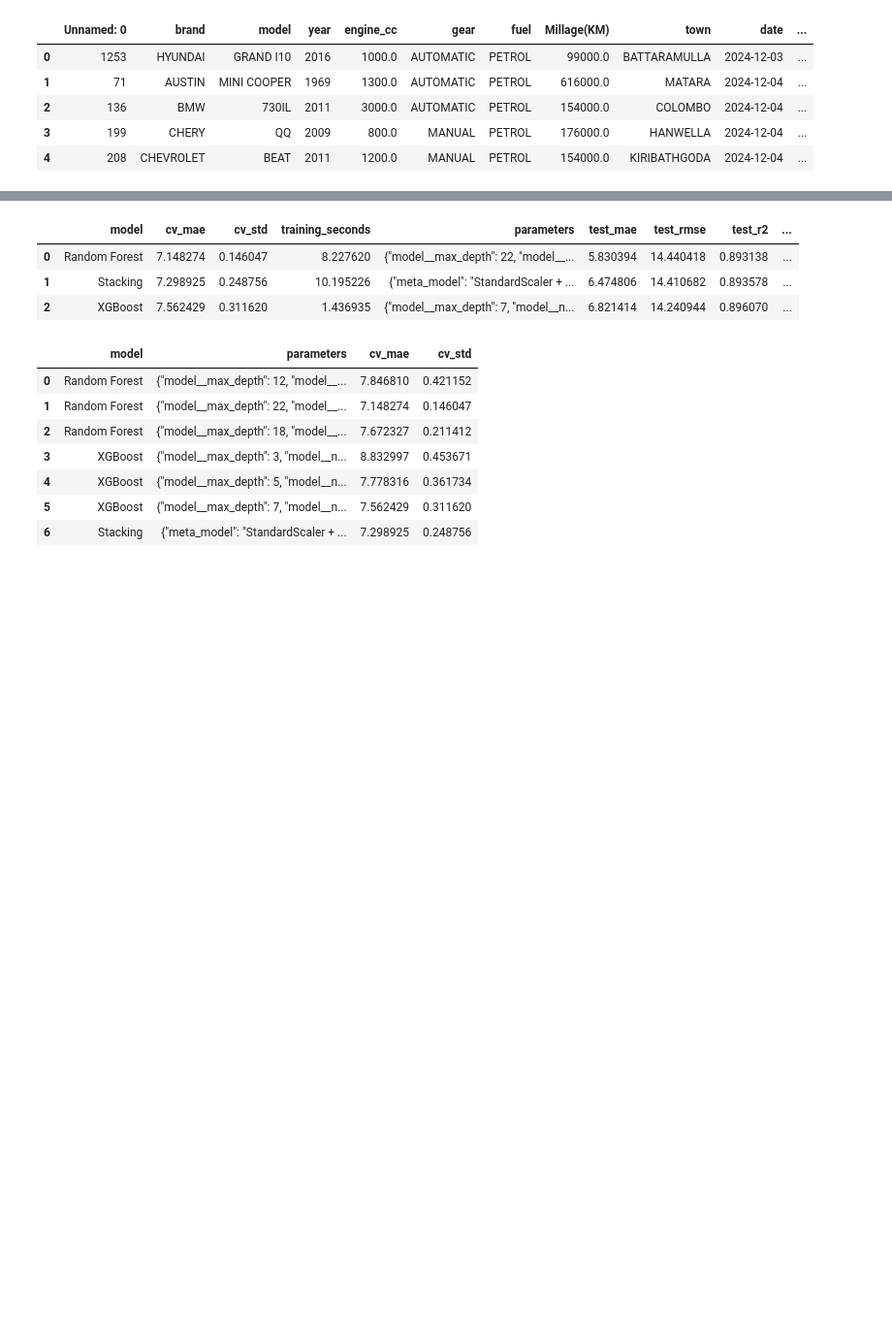
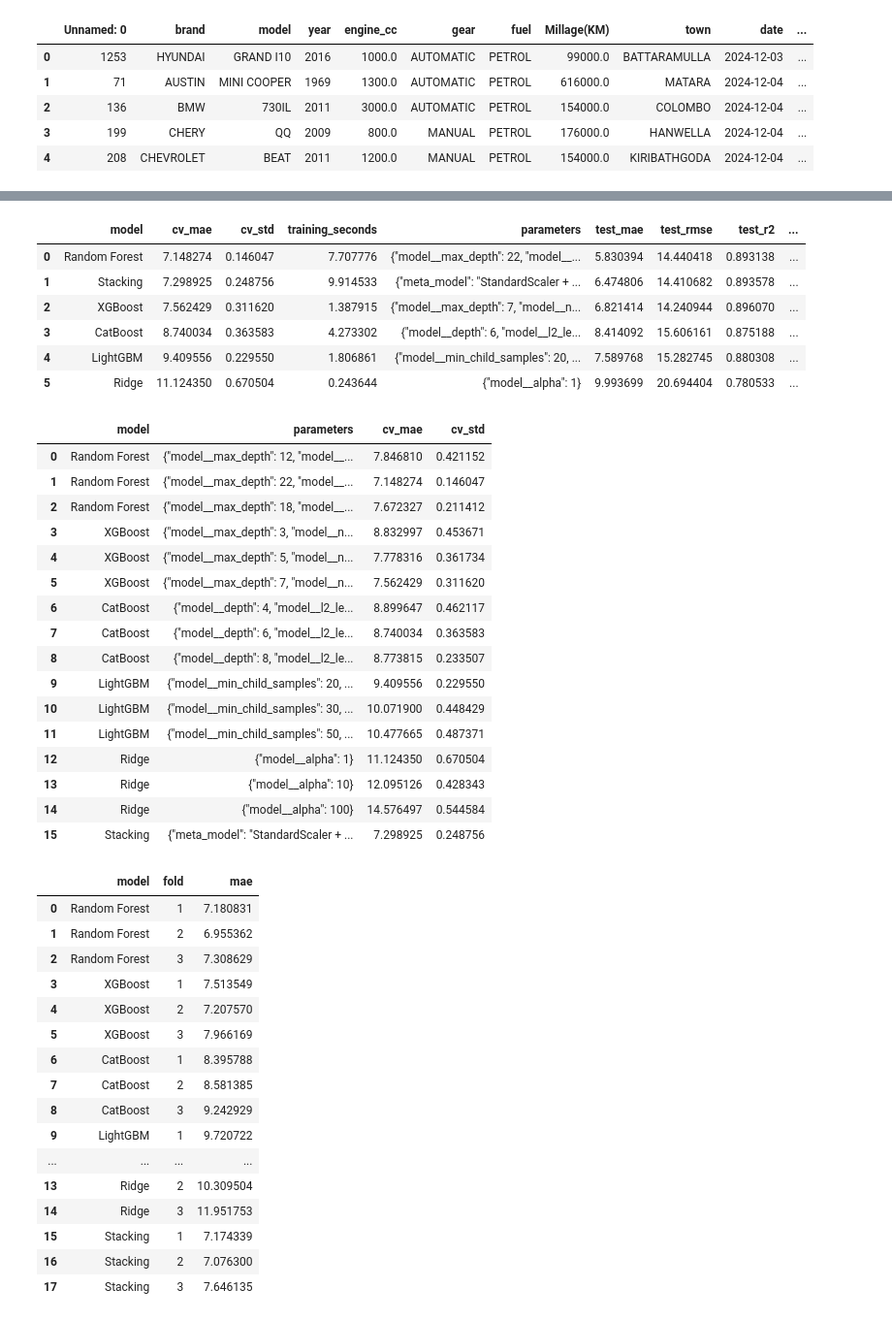
Before and after one commit to suwickramanayaka/sri-lanka-vehicle-price-prediction, a Jupyter notebook: notebooks/vehicle_price_analysis.ipynb, the cells around one changed output, grey strips where cells are left out. Shown at 97% size. Saved outputs shown, nothing was run; the diff lists cells and outputs as text; code cells hidden in the pictures; blank space fills up the shorter version.

Commit message:
Implement Part 2 model study and expanded analysis

```diff
--- a/notebooks/vehicle_price_analysis.ipynb
+++ b/notebooks/vehicle_price_analysis.ipynb
@@ -75,21 +105,55 @@ The pipeline fits preprocessing within three purged temporal validation folds. R
 # %%
-RETRAIN = False
-if RETRAIN or not (ROOT / 'models/model.pkl').exists():
-    from src.train import main
-    main()
-comparison = pd.read_csv(ROOT / 'reports/model_comparison.csv')
-display(comparison)
-display(pd.read_csv(ROOT / 'reports/experiments.csv'))
+RETRAIN=False
+if RETRAIN:
+    from scripts.analyze_data import main as analyze
+    from src.train import main as train_models
+    from scripts.part2_results import main as summarize
+    analyze()
+    train_models()
+    summarize()
+display(pd.read_csv(ROOT/'reports/model_comparison.csv'))
+display(pd.read_csv(ROOT/'reports/experiments.csv'))
+display(pd.read_csv(ROOT/'reports/validation_folds.csv'))
+display(pd.Series(json.loads((ROOT/'reports/baseline.json').read_text())))
 # %% [output]
 |  | model | cv_mae | cv_std | training_seconds | parameters | test_mae | test_rmse | test_r2 | ... |
-| 0 | Random Forest | 7.148274 | 0.146047 | 8.227620 | {"model__max_depth": 22, "model__... | 5.830394 | 14.440418 | 0.893138 | ... |
-| 1 | Stacking | 7.298925 | 0.248756 | 10.195226 | {"meta_model": "StandardScaler + ... | 6.474806 | 14.410682 | 0.893578 | ... |
-| 2 | XGBoost | 7.562429 | 0.311620 | 1.436935 | {"model__max_depth": 7, "model__n... | 6.821414 | 14.240944 | 0.896070 | ... |
+| 0 | Random Forest | 7.148274 | 0.146047 | 7.707776 | {"model__max_depth": 22, "model__... | 5.830394 | 14.440418 | 0.893138 | ... |
+| 1 | Stacking | 7.298925 | 0.248756 | 9.914533 | {"meta_model": "StandardScaler + ... | 6.474806 | 14.410682 | 0.893578 | ... |
+| 2 | XGBoost | 7.562429 | 0.311620 | 1.387915 | {"model__max_depth": 7, "model__n... | 6.821414 | 14.240944 | 0.896070 | ... |
+| 3 | CatBoost | 8.740034 | 0.363583 | 4.273302 | {"model__depth": 6, "model__l2_le... | 8.414092 | 15.606161 | 0.875188 | ... |
+| 4 | LightGBM | 9.409556 | 0.229550 | 1.806861 | {"model__min_child_samples": 20, ... | 7.589768 | 15.282745 | 0.880308 | ... |
+| 5 | Ridge | 11.124350 | 0.670504 | 0.243644 | {"model__alpha": 1} | 9.993699 | 20.694404 | 0.780533 | ... |
 |  | model | parameters | cv_mae | cv_std |
 | 0 | Random Forest | {"model__max_depth": 12, "model__... | 7.846810 | 0.421152 |
 | 1 | Random Forest | {"model__max_depth": 22, "model__... | 7.148274 | 0.146047 |
 | 2 | Random Forest | {"model__max_depth": 18, "model__... | 7.672327 | 0.211412 |
 | 3 | XGBoost | {"model__max_depth": 3, "model__n... | 8.832997 | 0.453671 |
 | 4 | XGBoost | {"model__max_depth": 5, "model__n... | 7.778316 | 0.361734 |
 | 5 | XGBoost | {"model__max_depth": 7, "model__n... | 7.562429 | 0.311620 |
-| 6 | Stacking | {"meta_model": "StandardScaler + ... | 7.298925 | 0.248756 |
+| 6 | CatBoost | {"model__depth": 4, "model__l2_le... | 8.899647 | 0.462117 |
+| 7 | CatBoost | {"model__depth": 6, "model__l2_le... | 8.740034 | 0.363583 |
+| 8 | CatBoost | {"model__depth": 8, "model__l2_le... | 8.773815 | 0.233507 |
+| 9 | LightGBM | {"model__min_child_samples": 20, ... | 9.409556 | 0.229550 |
+| 10 | LightGBM | {"model__min_child_samples": 30, ... | 10.071900 | 0.448429 |
+| 11 | LightGBM | {"model__min_child_samples": 50, ... | 10.477665 | 0.487371 |
+| 12 | Ridge | {"model__alpha": 1} | 11.124350 | 0.670504 |
+| 13 | Ridge | {"model__alpha": 10} | 12.095126 | 0.428343 |
+| 14 | Ridge | {"model__alpha": 100} | 14.576497 | 0.544584 |
+| 15 | Stacking | {"meta_model": "StandardScaler + ... | 7.298925 | 0.248756 |
+|  | model | fold | mae |
+| 0 | Random Forest | 1 | 7.180831 |
+| 1 | Random Forest | 2 | 6.955362 |
+| 2 | Random Forest | 3 | 7.308629 |
+| 3 | XGBoost | 1 | 7.513549 |
+| 4 | XGBoost | 2 | 7.207570 |
+| 5 | XGBoost | 3 | 7.966169 |
+| 6 | CatBoost | 1 | 8.395788 |
+| 7 | CatBoost | 2 | 8.581385 |
+| 8 | CatBoost | 3 | 9.242929 |
+| 9 | LightGBM | 1 | 9.720722 |
+| ... | ... | ... | ... |
+| 13 | Ridge | 2 | 10.309504 |
+| 14 | Ridge | 3 | 11.951753 |
+| 15 | Stacking | 1 | 7.174339 |
+| 16 | Stacking | 2 | 7.076300 |
+| 17 | Stacking | 3 | 7.646135 |
```
Also changed, not shown: parts of 21 cells of this notebook, 51 other files.
